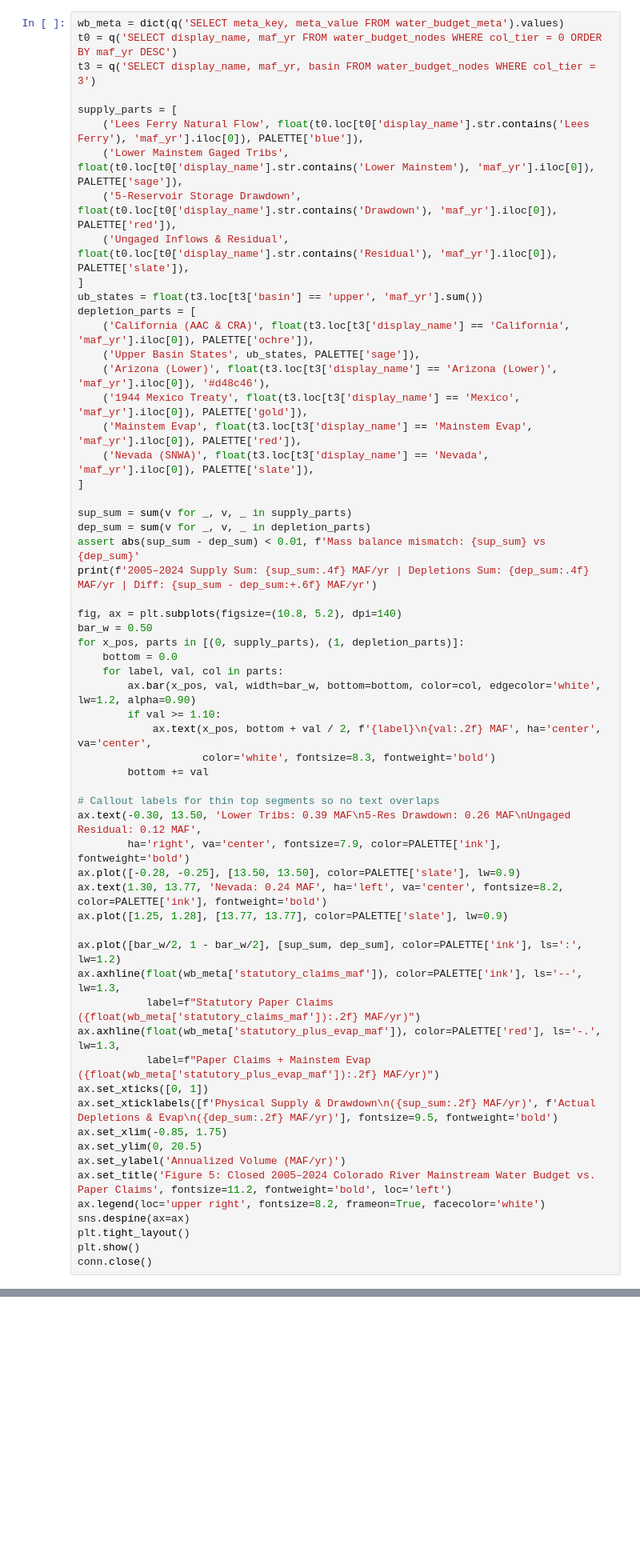
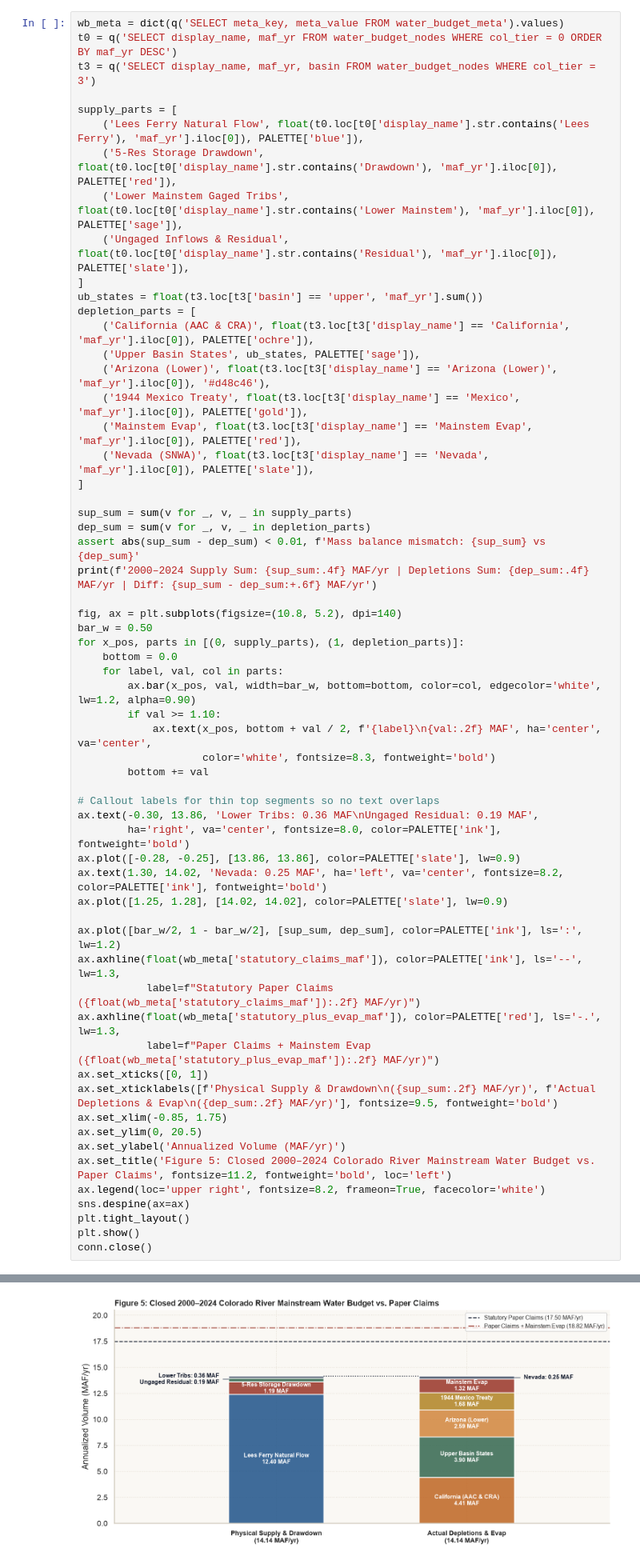
Before and after one commit to schochdo/CO_River, a Jupyter notebook: notebooks/colorado_river_analysis.ipynb, the cells around one changed output, grey strips where cells are left out. Shown at 80% size. Drawn from its saved outputs; the diff is of its cells as text; blank space fills up the shorter version.

```diff
--- a/notebooks/colorado_river_analysis.ipynb
+++ b/notebooks/colorado_river_analysis.ipynb
@@ -223,8 +246,8 @@ t3 = q('SELECT display_name, maf_yr, basin FROM water_budget_nodes WHERE col_tie
 
 supply_parts = [
     ('Lees Ferry Natural Flow', float(t0.loc[t0['display_name'].str.contains('Lees Ferry'), 'maf_yr'].iloc[0]), PALETTE['blue']),
+    ('5-Res Storage Drawdown', float(t0.loc[t0['display_name'].str.contains('Drawdown'), 'maf_yr'].iloc[0]), PALETTE['red']),
     ('Lower Mainstem Gaged Tribs', float(t0.loc[t0['display_name'].str.contains('Lower Mainstem'), 'maf_yr'].iloc[0]), PALETTE['sage']),
-    ('5-Reservoir Storage Drawdown', float(t0.loc[t0['display_name'].str.contains('Drawdown'), 'maf_yr'].iloc[0]), PALETTE['red']),
     ('Ungaged Inflows & Residual', float(t0.loc[t0['display_name'].str.contains('Residual'), 'maf_yr'].iloc[0]), PALETTE['slate']),
 ]
 ub_states = float(t3.loc[t3['basin'] == 'upper', 'maf_yr'].sum())
@@ -240,7 +263,7 @@ depletion_parts = [
 sup_sum = sum(v for _, v, _ in supply_parts)
 dep_sum = sum(v for _, v, _ in depletion_parts)
 assert abs(sup_sum - dep_sum) < 0.01, f'Mass balance mismatch: {sup_sum} vs {dep_sum}'
-print(f'2005–2024 Supply Sum: {sup_sum:.4f} MAF/yr | Depletions Sum: {dep_sum:.4f} MAF/yr | Diff: {sup_sum - dep_sum:+.6f} MAF/yr')
+print(f'2000–2024 Supply Sum: {sup_sum:.4f} MAF/yr | Depletions Sum: {dep_sum:.4f} MAF/yr | Diff: {sup_sum - dep_sum:+.6f} MAF/yr')
 
 fig, ax = plt.subplots(figsize=(10.8, 5.2), dpi=140)
 bar_w = 0.50
@@ -254,11 +277,11 @@ for x_pos, parts in [(0, supply_parts), (1, depletion_parts)]:
         bottom += val
 
 # Callout labels for thin top segments so no text overlaps
-ax.text(-0.30, 13.50, 'Lower Tribs: 0.39 MAF\n5-Res Drawdown: 0.26 MAF\nUngaged Residual: 0.12 MAF',
-        ha='right', va='center', fontsize=7.9, color=PALETTE['ink'], fontweight='bold')
-ax.plot([-0.28, -0.25], [13.50, 13.50], color=PALETTE['slate'], lw=0.9)
-ax.text(1.30, 13.77, 'Nevada: 0.24 MAF', ha='left', va='center', fontsize=8.2, color=PALETTE['ink'], fontweight='bold')
-ax.plot([1.25, 1.28], [13.77, 13.77], color=PALETTE['slate'], lw=0.9)
+ax.text(-0.30, 13.86, 'Lower Tribs: 0.36 MAF\nUngaged Residual: 0.19 MAF',
+        ha='right', va='center', fontsize=8.0, color=PALETTE['ink'], fontweight='bold')
+ax.plot([-0.28, -0.25], [13.86, 13.86], color=PALETTE['slate'], lw=0.9)
+ax.text(1.30, 14.02, 'Nevada: 0.25 MAF', ha='left', va='center', fontsize=8.2, color=PALETTE['ink'], fontweight='bold')
+ax.plot([1.25, 1.28], [14.02, 14.02], color=PALETTE['slate'], lw=0.9)
 
 ax.plot([bar_w/2, 1 - bar_w/2], [sup_sum, dep_sum], color=PALETTE['ink'], ls=':', lw=1.2)
 ax.axhline(float(wb_meta['statutory_claims_maf']), color=PALETTE['ink'], ls='--', lw=1.3,
@@ -270,9 +293,10 @@ ax.set_xticklabels([f'Physical Supply & Drawdown\n({sup_sum:.2f} MAF/yr)', f'Act
 ax.set_xlim(-0.85, 1.75)
 ax.set_ylim(0, 20.5)
 ax.set_ylabel('Annualized Volume (MAF/yr)')
-ax.set_title('Figure 5: Closed 2005–2024 Colorado River Mainstream Water Budget vs. Paper Claims', fontsize=11.2, fontweight='bold', loc='left')
+ax.set_title('Figure 5: Closed 2000–2024 Colorado River Mainstream Water Budget vs. Paper Claims', fontsize=11.2, fontweight='bold', loc='left')
 ax.legend(loc='upper right', fontsize=8.2, frameon=True, facecolor='white')
 sns.despine(ax=ax)
 plt.tight_layout()
 plt.show()
 conn.close()
+# %% [output]
@@ -279,2 +304,3 @@ conn.close()
+[figure, added]
 # %% [markdown]
 ## 7. Known Limitations & AI Collaboration Disclosure
```
Also changed, not shown: parts of 11 cells of this notebook, 33 other files.
